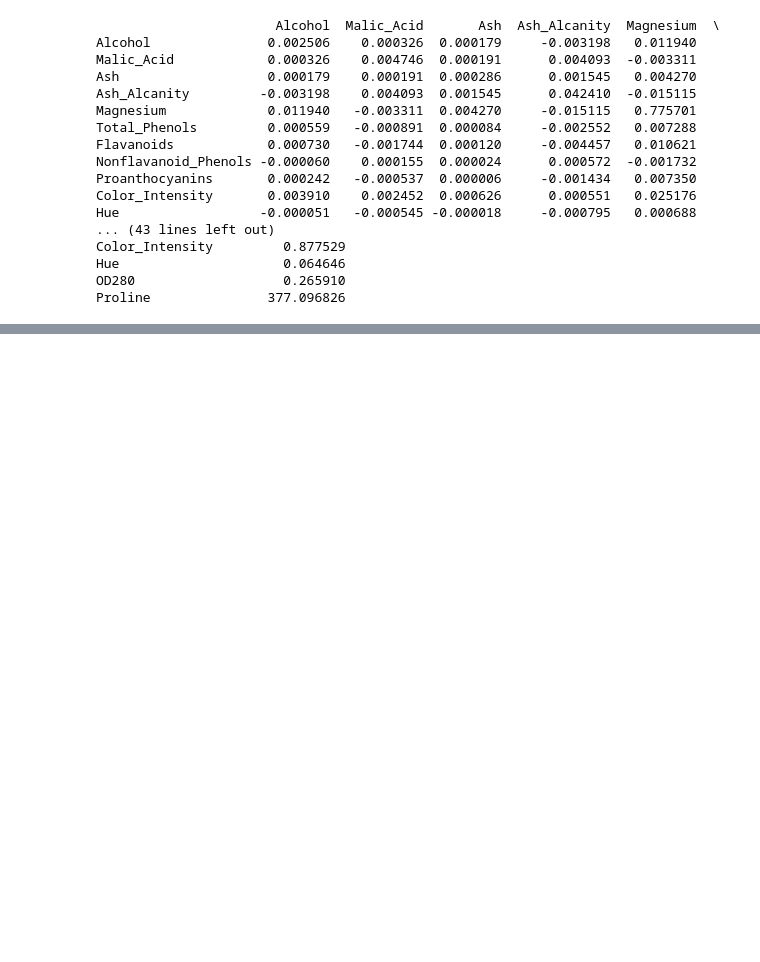
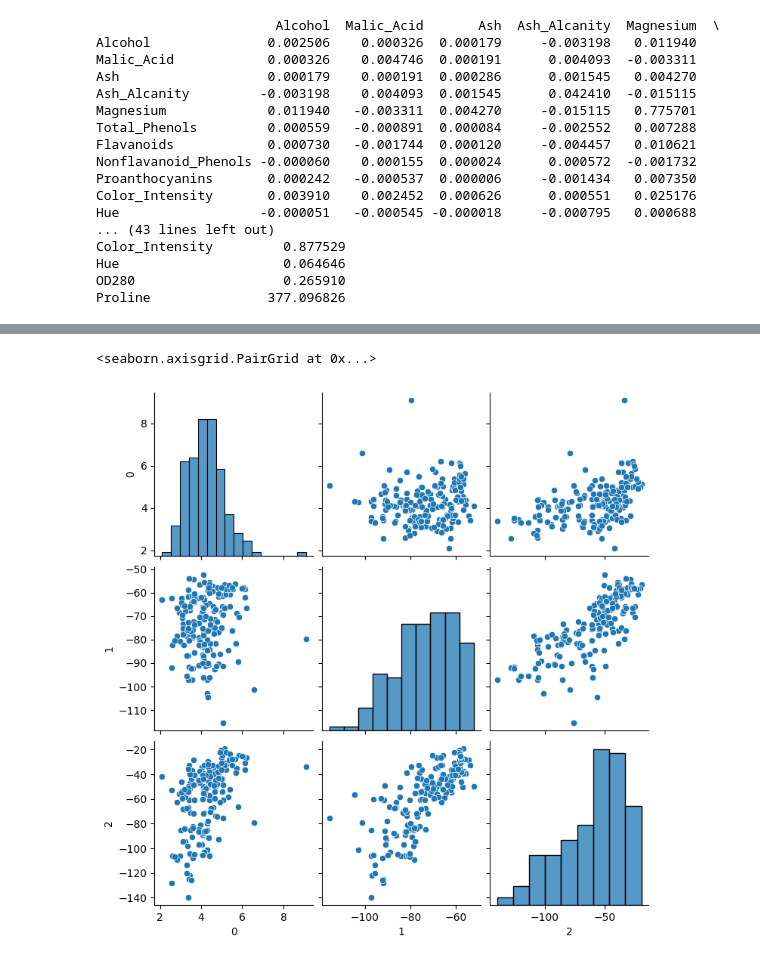
Before and after one commit to coldsober-irene/ASSIGNMENTS, a Jupyter notebook: pca_computation.ipynb, the cells around one changed output, grey strips where cells are left out. Saved outputs shown, nothing was run; the diff lists cells and outputs as text; code cells hidden in the pictures; blank space fills up the shorter version.

Commit message:
AFTER APPLYING PCA REDUCED DIMENSION DATASETS
now I have the data with reduced dimensions, where the original data with 176x13 dimension was reduced to 176x3

```diff
--- a/pca_computation.ipynb
+++ b/pca_computation.ipynb
@@ -160,3 +160,13 @@ Color_Intensity         0.877529
 Hue                     0.064646
 OD280                   0.265910
 Proline               377.096826
+# %%
+cov_matrix = np.array(Covariance_matrix)
+eigenvalues, eigenvectors = np.linalg.eig(cov_matrix)
+eigenvalues_eugenvectors = {eigenvalue:eigenvectors[index] for index, eigenvalue in enumerate(eigenvalues)}
+eigenvalues.sort()
+# CHOOSE ONLY TOP 3 MAXIMUM EIGENVALUES AND GET THEIR EIGENVECTORS
+max_3_eigenvectors = eigenvalues[::-1][:3]
+eigenvectors_of_top_3_eigenvalues = np.array([eigenvalues_eugenvectors[eigen] for eigen in max_3_eigenvectors])
+
+print(eigenvectors_of_top_3_eigenvalues)
@@ -162,0 +188,4 @@ Proline               377.096826
+# %%
+eigenvectors_of_top_3_eigenvalues = np.transpose(eigenvectors_of_top_3_eigenvalues)
+reduced_dimension_wine_dataset = np.dot(original_data, eigenvectors_of_top_3_eigenvalues)
+print(reduced_dimension_wine_dataset)
@@ -162,0 +210,5 @@ Proline               377.096826
+# %%
+sns.pairplot(pd.DataFrame(reduced_dimension_wine_dataset))
+# %% [output]
+<seaborn.axisgrid.PairGrid at 0x...>
+[figure, added]
```
Also changed, not shown: parts of 3 cells of this notebook, 2 other files.
